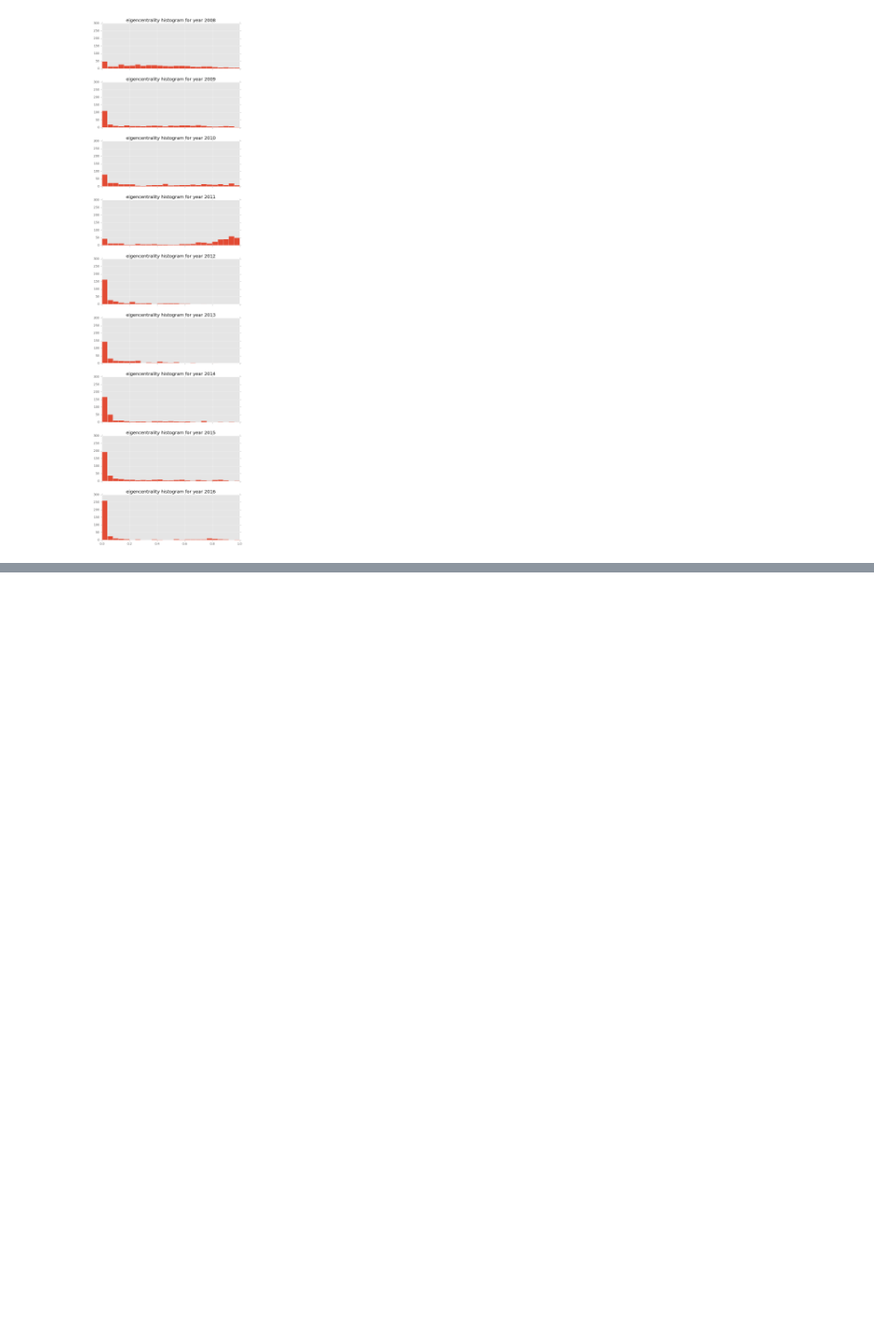
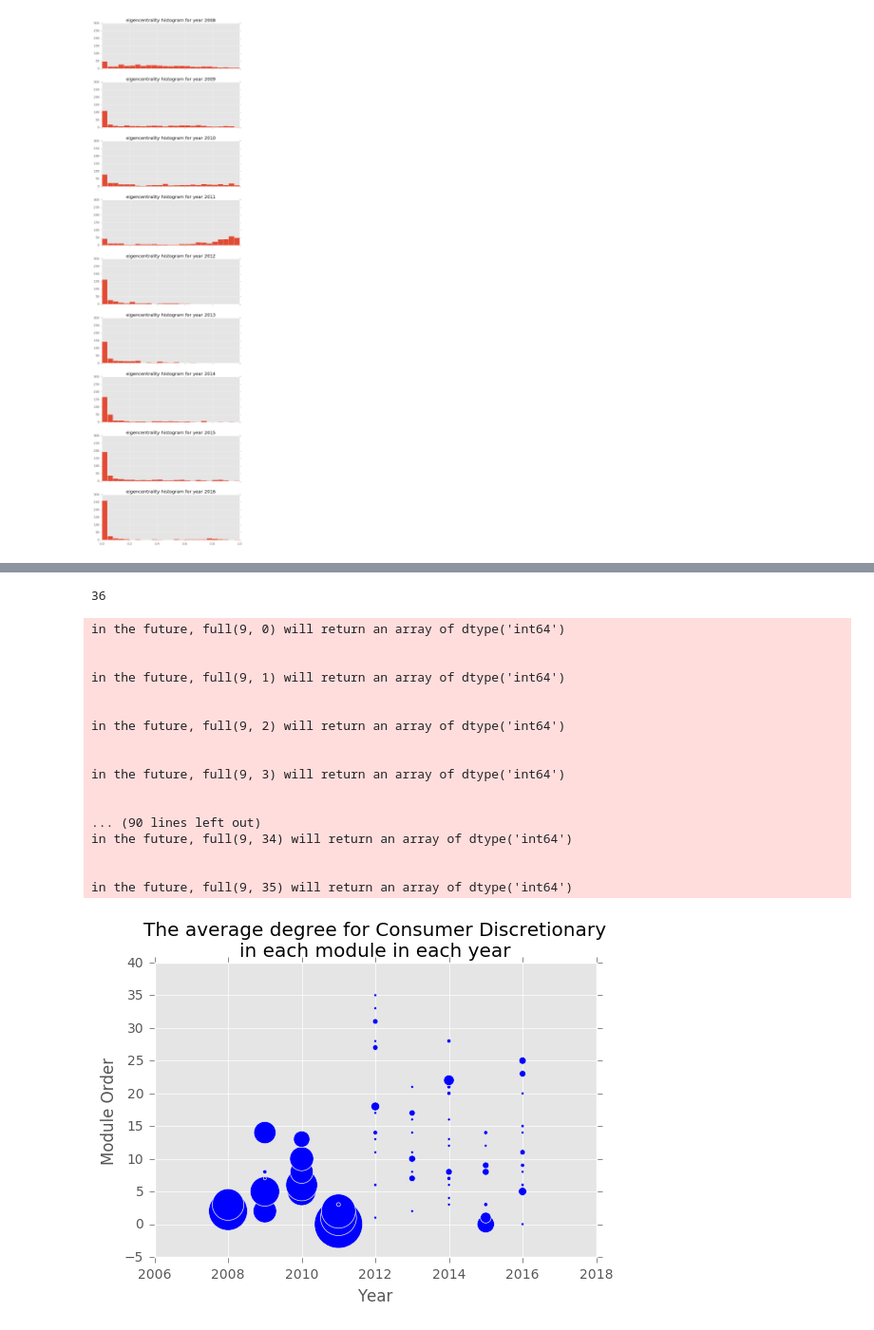
Before and after one commit to verali0816/STA141B_group_project, a Jupyter notebook: Statistic analysis.ipynb, the cells around one changed output, grey strips where cells are left out. Shown at 95% size. Cells and saved outputs as stored; diff of their text form; code cells hidden in the pictures; blank space fills up the shorter version.

```diff
--- a/Statistic analysis.ipynb
+++ b/Statistic analysis.ipynb
@@ -195,3 +151,9 @@ f.subplots_adjust(hspace=0.3)
 plt.savefig('eigen hist from 2008-2016.png', format='png')
 # %% [output]
 [figure]
+# %%
+n_mod = {}
+for item in corr_stat_dict:
+    df = corr_stat_dict[item]
+    n_df = len(df.groupby(by = 'modularity_class'))
+    n_mod[item] = n_df
@@ -197,0 +166,46 @@ plt.savefig('eigen hist from 2008-2016.png', format='png')
+# %%
+mod_max = n_mod_df.n_mod.max()
+mod_max
+# %% [output]
+36
+# %%
+def degree_sector(sector):
+    sector_df = pd.DataFrame(0, index=np.arange(36),columns=years)
+    for item in corr_stat_dict:
+        df = corr_stat_dict[item]
+        n = n_mod[item]
+        df_group = df.groupby(by = ['modularity_class','0'])
+
+        df_mean = df_group.degree.mean()
+        for x in range(n):
+            if sector in df_mean[x]:
+                sector_df.ix[x,item] = df_mean[x][sector]
+    return sector_df
+# %%
+estate = degree_sector('Consumer Discretionary')
+
+for i in range(len(estate)):
+    plt.scatter(estate.columns.map(float),np.full(len(estate.columns),i),s=estate.iloc[i,:]*5)
+plt.xlabel("Year")
+plt.ylabel("Module Order")
+plt.title("\n".join(wrap("The average degree for Consumer Discretionary in each module in each year",45)))
+plt.savefig("Consumer.png", bbox_inches='tight', pad_inches=0)
+# %% [output]
+in the future, full(9, 0) will return an array of dtype('int64')
+
+
+in the future, full(9, 1) will return an array of dtype('int64')
+
+
+in the future, full(9, 2) will return an array of dtype('int64')
+
+
+in the future, full(9, 3) will return an array of dtype('int64')
+
+
+... (90 lines left out)
+in the future, full(9, 34) will return an array of dtype('int64')
+
+
+in the future, full(9, 35) will return an array of dtype('int64')
+[figure, added]
```
Also changed, not shown: parts of 38 cells of this notebook, 6 other files.
